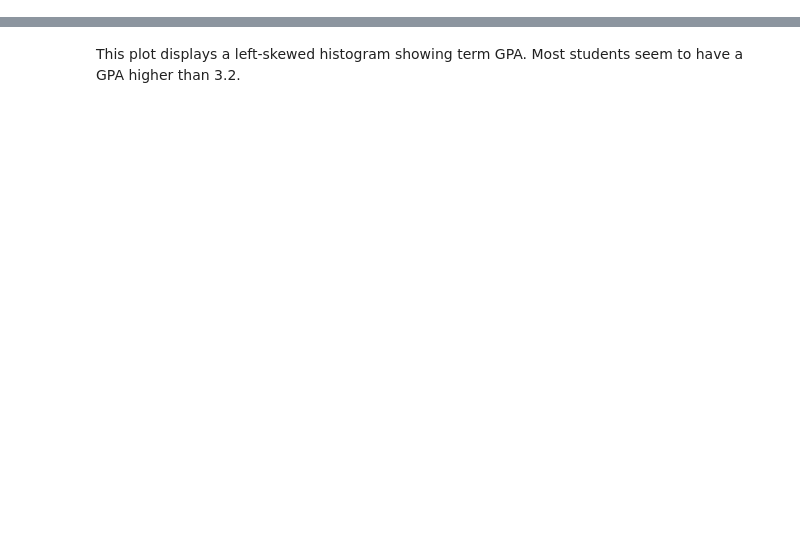
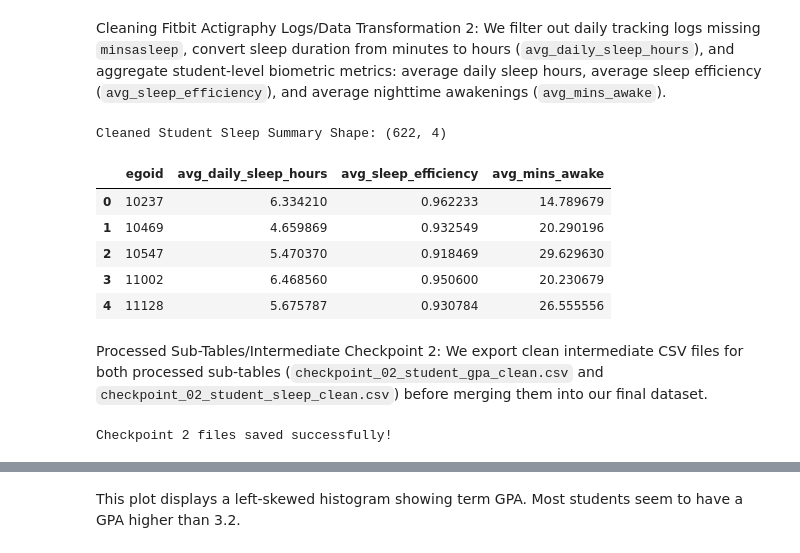
Before and after one commit to samira-maria/2950Project, a Jupyter notebook: Project_Notebook.ipynb, the cells around one changed output, grey strips where cells are left out. Saved outputs shown, nothing was run; the diff lists cells and outputs as text; code cells hidden in the pictures; blank space fills up the shorter version.

```diff
--- a/Project_Notebook.ipynb
+++ b/Project_Notebook.ipynb
@@ -156,0 +32,8 @@ These graphs connect to the research question proposed because they compare the
+# %%
+# Code Cell 1: imports and settings
+import matplotlib.pyplot as plt
+import numpy as np
+import pandas as pd
+import seaborn as sns
+import duckdb, sqlalchemy
+pd.set_option("display.max_columns", None)
@@ -156,0 +42,10 @@ These graphs connect to the research question proposed because they compare the
+# %%
+# Code Cell 2: Ingest/Load CSV files into DataFrames
+cmu_df = pd.read_csv('cmu-sleep.csv')
+fitbit_df = pd.read_csv('FitbitSleep(1-30-20).csv')
+grades_df = pd.read_csv('CourseGrades(3-6-20).csv')
+
+# Display raw dataset dimensions
+print("Raw CMU Dataset Dimensions:", cmu_df.shape)
+print("Raw Fitbit Logs Dimensions:", fitbit_df.shape)
+print("Raw Course Grades Dimensions:", grades_df.shape)
@@ -156,0 +111,44 @@ These graphs connect to the research question proposed because they compare the
+# %% [markdown]
+Cleaning Fitbit Actigraphy Logs/Data Transformation 2: We filter out daily tracking logs missing `minsasleep`, convert sleep duration from minutes to hours (`avg_daily_sleep_hours`), and aggregate student-level biometric metrics: average daily sleep hours, average sleep efficiency (`avg_sleep_efficiency`), and average nighttime awakenings (`avg_mins_awake`).
+# %%
+# Code Cell 5: Clean daily Fitbit sleep logs and compute summary metrics
+# Filter out missing sleep duration entries
+clean_fitbit_df = fitbit_df.dropna(subset=["minsasleep"]).copy()
+
+# Convert minutes asleep to total sleep hours
+clean_fitbit_df["sleep_hours"] = clean_fitbit_df["minsasleep"] / 60.0
+
+# Aggregate daily Fitbit logs into student-level averages
+student_sleep_summary = (
+    clean_fitbit_df.groupby("egoid")
+    .agg(
+        avg_daily_sleep_hours=("sleep_hours", "mean"),
+        avg_sleep_efficiency=("Efficiency", "mean"),
+        avg_mins_awake=("minsawake", "mean"),
+    )
+    .reset_index()
+)
+
+# Inspect clean sleep summary
+print("Cleaned Student Sleep Summary Shape:", student_sleep_summary.shape)
+student_sleep_summary.head()
+# %% [output]
+Cleaned Student Sleep Summary Shape: (622, 4)
+|  | egoid | avg_daily_sleep_hours | avg_sleep_efficiency | avg_mins_awake |
+| 0 | 10237 | 6.334210 | 0.962233 | 14.789679 |
+| 1 | 10469 | 4.659869 | 0.932549 | 20.290196 |
+| 2 | 10547 | 5.470370 | 0.918469 | 29.629630 |
+| 3 | 11002 | 6.468560 | 0.950600 | 20.230679 |
+| 4 | 11128 | 5.675787 | 0.930784 | 26.555556 |
+# %% [markdown]
+Processed Sub-Tables/Intermediate Checkpoint 2: We export clean intermediate CSV files for both processed sub-tables (`checkpoint_02_student_gpa_clean.csv` and `checkpoint_02_student_sleep_clean.csv`) before merging them into our final dataset.
+# %%
+# Code Cell 6: Export Intermediate Checkpoint 2
+student_gpa_df.to_csv("checkpoint_02_student_gpa_clean.csv", index=False)
+student_sleep_summary.to_csv(
+    "checkpoint_02_student_sleep_clean.csv", index=False
+)
+
+print("Checkpoint 2 files saved successfully!")
+# %% [output]
+Checkpoint 2 files saved successfully!
```
Also changed, not shown: parts of 56 cells of this notebook.
